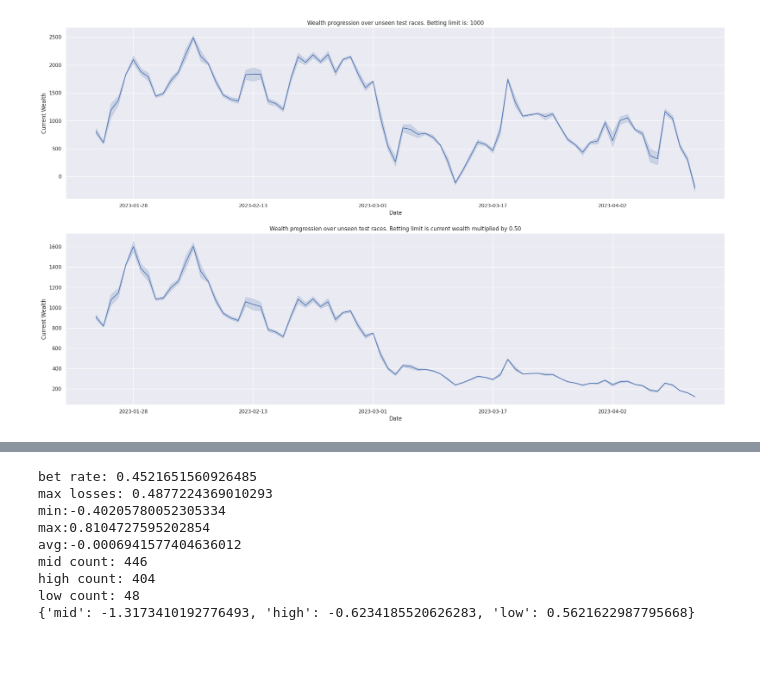
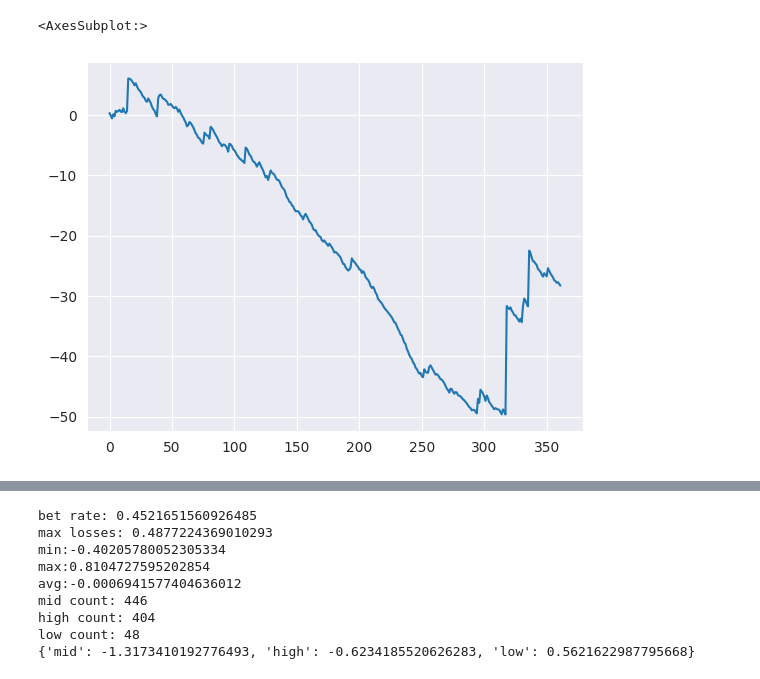
Before and after one commit to Dateb/WageringSystem, a Jupyter notebook: notebooks/Results Plotting.ipynb, the cells around one changed output, grey strips where cells are left out. Saved outputs shown, nothing was run; the diff lists cells and outputs as text; code cells hidden in the pictures; blank space fills up the shorter version.

```diff
--- a/notebooks/Results Plotting.ipynb
+++ b/notebooks/Results Plotting.ipynb
@@ -1,3 +1,19 @@
+# %%
+import pickle
+import seaborn as sns
+from numpy import cumsum
+
+TEST_PAYOUTS_PATH = "../data/test_payouts.dat"
+
+with open(TEST_PAYOUTS_PATH, "rb") as f:
+    test_payouts = pickle.load(f)
+
+x = [i for i in range(len(test_payouts))]
+cum_payouts = cumsum(test_payouts)
+sns.lineplot(x=x, y=cum_payouts)
+# %% [output]
+<AxesSubplot:>
+[figure, added]
 # %%
 import sys
 sys.path.append('/home/daniel/PycharmProjects/WageringSystem')
@@ -56,14 +70,3 @@ def show_dynamic_betting_wealth_progression(axis, fund_history_summary: FundHist
     axis.set_title(f"Wealth progression over unseen test races. Betting limit is current wealth multiplied by {bet_limit_fraction:.2f}")
     axis.set_xlabel(f"Date")
     axis.set_ylabel(f"Current Wealth")
-# %%
-import pickle
-
-FUND_HISTORY_SUMMARIES_PATH = "../data/fund_history_summaries.dat"
-
-with open(FUND_HISTORY_SUMMARIES_PATH, "rb") as f:
-    fund_history_summary = pickle.load(f)
-
-show_summary_grid(fund_history_summary)
-# %% [output]
-[figure, removed]
```
Also changed, not shown: parts of 2 cells of this notebook, 13 other files.
